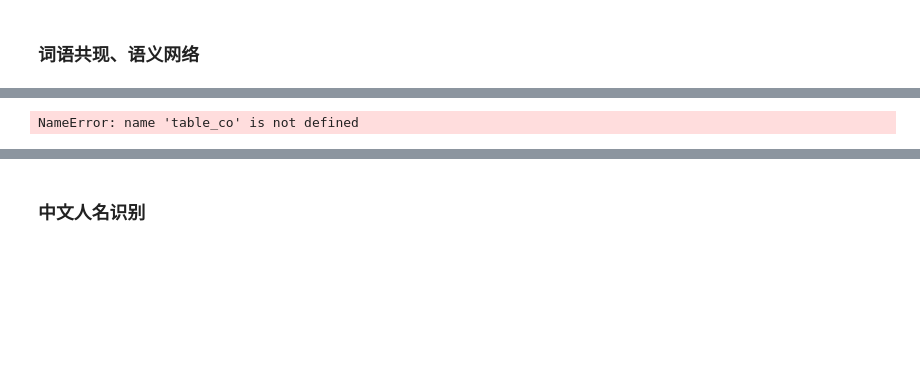
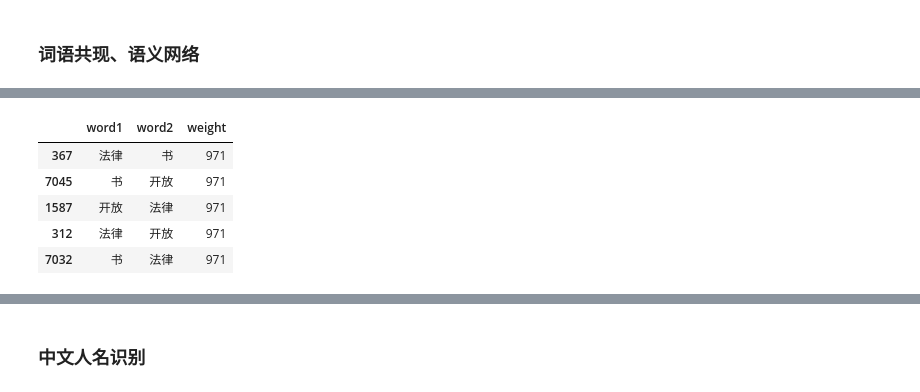
Before and after one commit to IanHongruZhang/Openlaw, a Jupyter notebook: openlaw_analysis.ipynb, the cells around one changed output, grey strips where cells are left out. Saved outputs shown, nothing was run; the diff lists cells and outputs as text; code cells hidden in the pictures; blank space fills up the shorter version.

```diff
--- a/openlaw_analysis.ipynb
+++ b/openlaw_analysis.ipynb
@@ -390,3 +422,4 @@ import os
 with open("corpus.pickle", 'rb') as f:
     corpus = pickle.load(f)
 table_final_2 = pd.read_excel("final_table_2.xlsx")
+table_final_3 = pd.read_excel("夫妻债务2018.01.18-2019.03.15.xlsx")
@@ -420,9 +681,13 @@ import jpype
 pattern_word = re.compile(r".*?\\")
 pattern_nature = re.compile(r"\\.*")
 
-
 list_useful_words,list_natures = [],[]
 def segments(article,stopwords):
+    """
+    param article:每篇文章
+    param stopwords:停用词列表
+    return list_articles:每篇文章的分词
+    """
     for item in HanLP.segment(article):
         try:
             item_word = ('{}\{}'.format(item.word, item.nature))
@@ -438,13 +703,25 @@ def segments(article,stopwords):
     return list_useful_words,list_natures
 
 def DF(list_useful_words,list_natures):
+    """
+    param list_useful_words:清洗后得到的词表
+    param list_natures:清洗后词性的词性表
+    return table_test_3:
+    """
     table_test = pd.DataFrame([list_useful_words,list_natures]).T
     table_test.columns = ["word","nature"]
+
+    ### 只提取名词和动词！！！！！！！！
     table_test_2 = table_test[table_test["nature"].isin(["n","v"])]
     table_test_3 = table_test_2.groupby("word").count().sort_values(["nature"],ascending = ["False"])
     return table_test_3
 
 def main_word_freqs(corpus,list_stopwords):
+    """
+    param corpus:每个的文本
+    param list_stopwords:
+    return list_articles:每篇关键词的频率
+    """
     list_articles = []
     for article in corpus[0:10]:
         try:
@@ -454,12 +731,3 @@ def main_word_freqs(corpus,list_stopwords):
         except Exception as e:
             pass
     return list_articles
-
-list_stopwords = []
-with open("stopwords.txt","r",encoding = "utf-8") as f:
-    for word in f.readlines():
-        list_stopwords.append(word.strip("\n"))
-
-corpus = list(filter(lambda x:x!=None,corpus))
-list_articles = main_word_freqs(corpus,list_stopwords)
-pd.concat(list_articles).groupby("word").sum().sort_values("nature",ascending = False) 总词表
@@ -535,7 +830,7 @@ list(suggester.suggest("赔偿",1))[0][0:100]
 ## 根据关键词推荐结果
 Suggester = JClass("com.hankcs.hanlp.suggest.Suggester")
 suggester = Suggester()
-results = list(filter(lambda x:isinstance(x,str),final_table_2["法院判决"]))
+results = list(filter(lambda x:isinstance(x,str),table_final_2["法院判决"]))
 
 for article in results[0:5]:
     suggester.addSentence(article)
@@ -650,27 +973,34 @@ for word1 in table_matrix.index:
 # %%
 ## -*- coding:utf-8 -*-
-
 ## 共现第三步，发现最大共现
 table_coappear = pd.DataFrame(list_matrix)[0::100]
 table_coappear.index = table_topwords[0:100]["词语"]
 table_coappear.columns = table_topwords[0:100]["词语"]
+table_coappear["词语"] = table_coappear.index
+
+table_co = table_coappear
 table_co.index = table_co["词语"]
 list_save_tuple = []
 for item in table_co.index:
     for index,value in zip(table_co[item].index,table_co[item]):
         list_save_tuple.append((item,index,value))
 table_co2 = pd.DataFrame(list_save_tuple)
 table_co2.columns = ["word1","word2","weight"]
 list_unrepeated = []
 for i,j,q in zip(table_co2["word1"],table_co2["word2"],table_co2["weight"]):
     if i != j:
         list_unrepeated.append((i,j,q))
 table_unrepeated = pd.DataFrame(list_unrepeated)
 table_unrepeated.columns = ["word1","word2","weight"]
 table_unrepeated_s = table_unrepeated.sort_values("weight",ascending = False)
 table_unrepeated_s
 
 ## 第四步，扔到gephi里，进一步发现语义网络图谱
 table_unrepeated_s.head()
 # %% [output]
-NameError: name 'table_co' is not defined
+|  | word1 | word2 | weight |
+| 367 | 法律 | 书 | 971 |
+| 7045 | 书 | 开放 | 971 |
+| 1587 | 开放 | 法律 | 971 |
+| 312 | 法律 | 开放 | 971 |
+| 7032 | 书 | 法律 | 971 |
```
Also changed, not shown: parts of 40 cells of this notebook, 1 other file.
